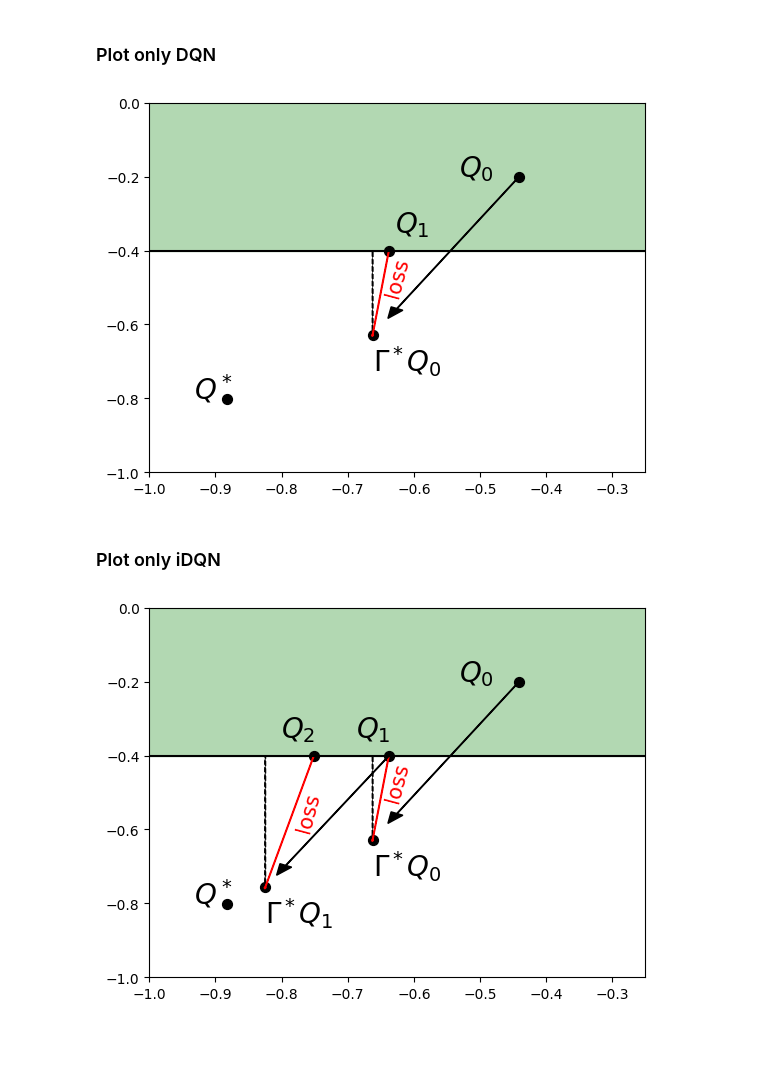
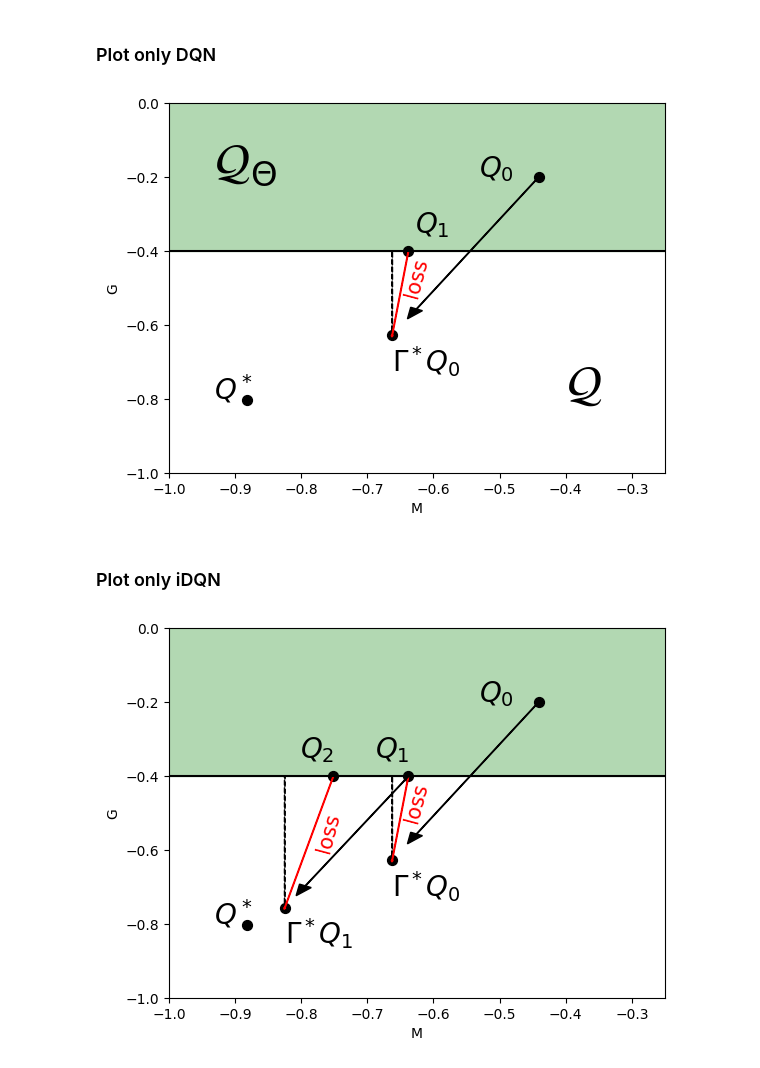
Before and after one commit to theovincent/i-DQN, a Jupyter notebook: experiments/lqr/plots.ipynb, the cells around one changed output. Drawn from its saved outputs; the diff is of its cells as text; code cells hidden in the pictures; blank space fills up the shorter version.

```diff
--- a/experiments/lqr/plots.ipynb
+++ b/experiments/lqr/plots.ipynb
@@ -161,6 +161,8 @@ ms = np.linspace(min_m, 0, n_points)
 # Optimal point
 plt.scatter(env.optimal_weights[2], env.optimal_weights[0], color="black", s=50)
 plt.text(-0.05 + env.optimal_weights[2], env.optimal_weights[0], "$Q^*$", fontsize=20)
+plt.text(-0.4, env.optimal_weights[0], "$\mathcal{Q}$", fontsize=35)
+plt.text(-0.05 + env.optimal_weights[2], -0.2, "$\mathcal{Q}_{\Theta}$", fontsize=35)
 
 # Allowed parameter space
 plt.plot(ms, np.ones(n_points) * max_g, color="black")
@@ -196,9 +198,11 @@ plt.text(-0.01 + dqn_point[0], -0.12 + dqn_point[1], "loss", color="red", fontsi
 
 plt.xlim(-1, -0.25)
 plt.ylim(-1, 0)
+plt.xlabel("M")
+plt.ylabel("G")
 plt.savefig("pratical_example_dqn.pdf", bbox_inches='tight')
 # %% [output]
-[figure, old version]
+[figure, new version]
 # %% [markdown]
 ### Plot only iDQN
 # %%
@@ -243,31 +247,33 @@ dx, dy = first_iteration[0] - x, first_iteration[1] - y
 plt.arrow(x, y, dx, dy, color="red")
 plt.text(-0.01 + idqn_point_1[0], -0.12 + idqn_point_1[1], "loss", color="red", fontsize=15, rotation=75)
 
 # Plot the second Bellman iteration and its projection from the first iDQN point
 x, y = idqn_point_1[0], idqn_point_1[1]
 second_iteration = optimal_bellman_iteration(idqn_point_1)
 dx, dy = second_iteration[0] - x, second_iteration[1] - y
 plt.arrow(x, y, dx / 1.2, dy / 1.2, head_width = 0.02, color="black")
 
 plt.scatter(second_iteration[0], second_iteration[1], color="black", s=50)
 plt.text(second_iteration[0], -0.03 + second_iteration[0], f"$\Gamma^*Q_1$", fontsize=20)
 
 second_projection = projection(second_iteration)
 x, y = second_projection[0], second_projection[1]
 dx, dy = second_iteration[0] - x, second_iteration[1] - y
 plt.arrow(x, y, dx, dy, color="black", linestyle="dashed")
 
 plt.scatter(idqn_point_2[0], idqn_point_2[1], color="black", s=50)
 plt.text(-0.05 + idqn_point_2[0], 0.05 + idqn_point_2[1], "$Q_2$", color="black", fontsize=20)
 
 # Plot iDQN loss for the second point
 x, y = idqn_point_2[0], idqn_point_2[1]
 dx, dy = second_iteration[0] - x, second_iteration[1] - y
 plt.arrow(x, y, dx, dy, color="red")
 plt.text(-0.03 + idqn_point_2[0], -0.2 + idqn_point_2[1], "loss", color="red", fontsize=15, rotation=75)
 
 plt.xlim(-1, -0.25)
 plt.ylim(-1, 0)
+plt.xlabel("M")
+plt.ylabel("G")
 plt.savefig("pratical_example_idqn.pdf", bbox_inches='tight')
 # %% [output]
-[figure, old version]
+[figure, new version]
```
